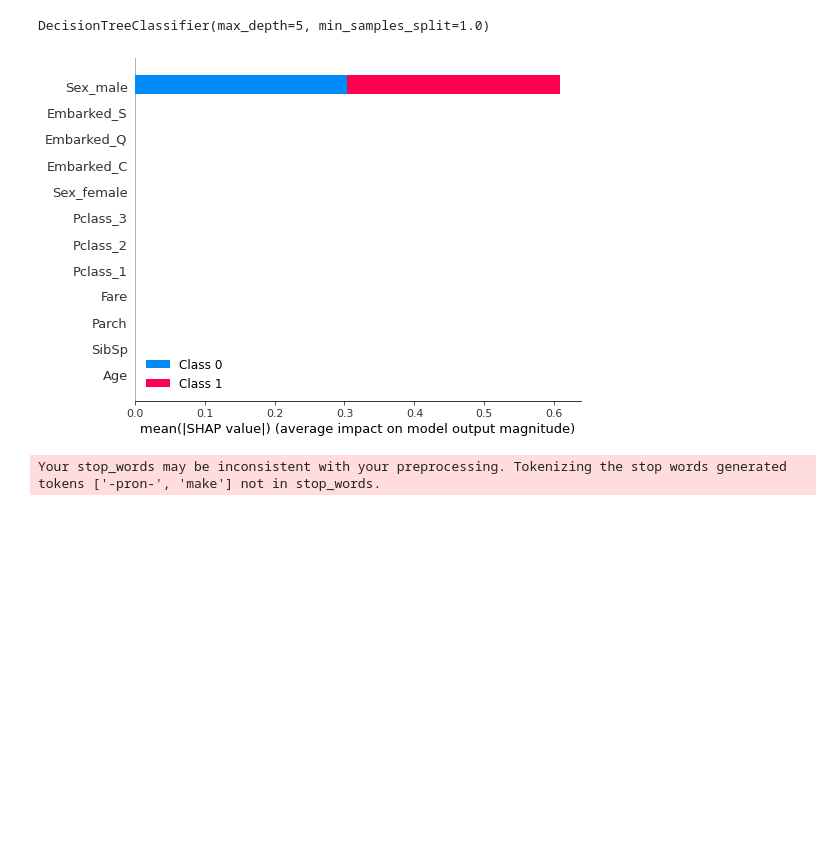
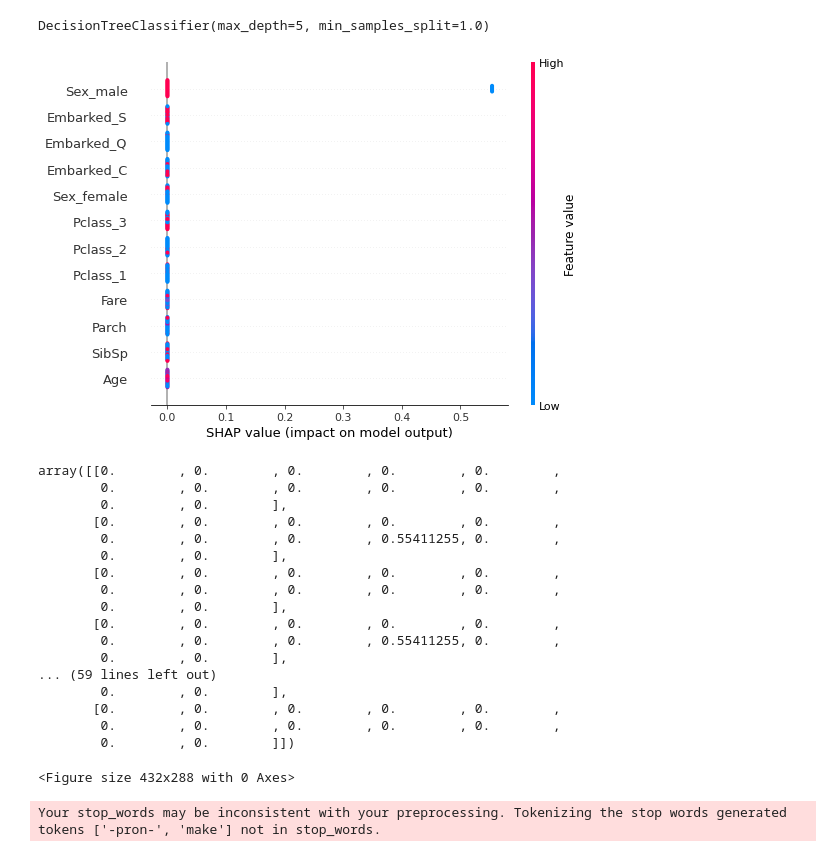
Before and after one commit to kristiewirth/datto, a Jupyter notebook: datto_examples.ipynb, the cells around one changed output. Drawn from its saved outputs; the diff is of its cells as text; code cells hidden in the pictures; blank space fills up the shorter version.

Commit message:
Fix coefs graph method

```diff
--- a/datto_examples.ipynb
+++ b/datto_examples.ipynb
@@ -272,9 +286,27 @@ model.fit(X_train, y_train)
 # %% [output]
 DecisionTreeClassifier(max_depth=5, min_samples_split=1.0)
 # %%
-mr.coefficients_graph(X_train, model, 'classification', tree_based=False)
+mr.coefficients_graph(X_train, X_test, model, 'classification', 'shap_test.png')
 # %% [output]
-[figure, old version]
+[figure, new version]
+array([[0.        , 0.        , 0.        , 0.        , 0.        ,
+        0.        , 0.        , 0.        , 0.        , 0.        ,
+        0.        , 0.        ],
+       [0.        , 0.        , 0.        , 0.        , 0.        ,
+        0.        , 0.        , 0.        , 0.55411255, 0.        ,
+        0.        , 0.        ],
+       [0.        , 0.        , 0.        , 0.        , 0.        ,
+        0.        , 0.        , 0.        , 0.        , 0.        ,
+        0.        , 0.        ],
+       [0.        , 0.        , 0.        , 0.        , 0.        ,
+        0.        , 0.        , 0.        , 0.55411255, 0.        ,
+        0.        , 0.        ],
+... (59 lines left out)
+        0.        , 0.        ],
+       [0.        , 0.        , 0.        , 0.        , 0.        ,
+        0.        , 0.        , 0.        , 0.        , 0.        ,
+        0.        , 0.        ]])
+<Figure size 432x288 with 0 Axes>
 # %%
 topic_words_df, combined_df = mr.most_similar_texts(df, 10, 'Name', 5)
 topic_words_df
```
Also changed, not shown: parts of 4 cells of this notebook.
